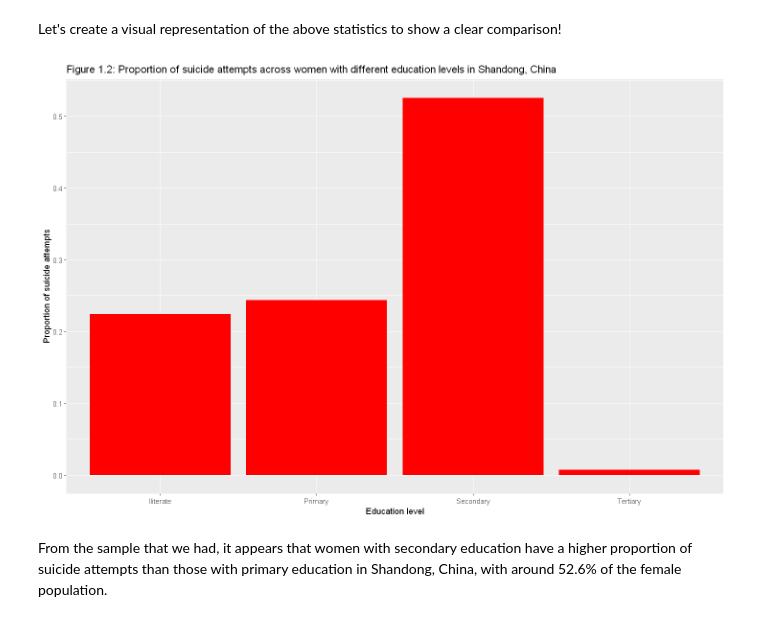
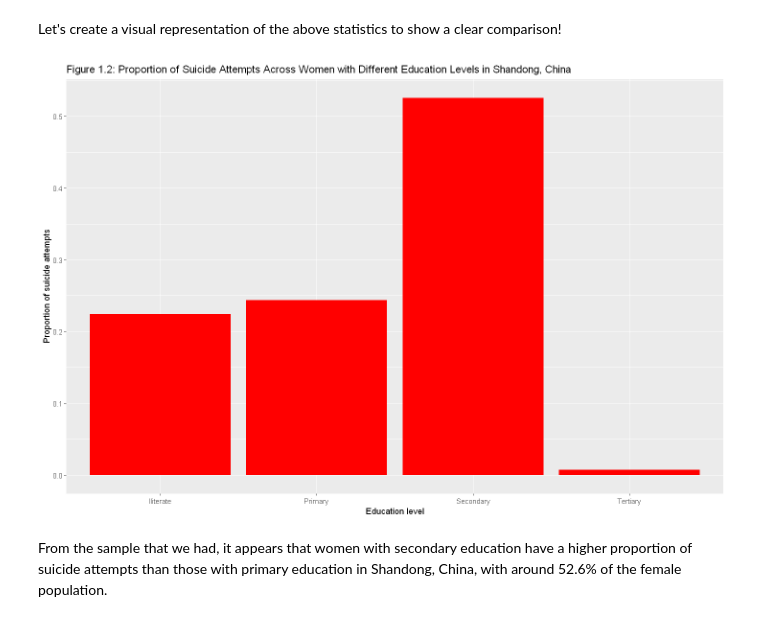
Before and after one commit to msamanthaf/stat201-inference, a Jupyter notebook: Proposal_Group4.ipynb, the cells around one changed output. Cells and saved outputs as stored; diff of their text form; code cells hidden in the pictures.

```diff
--- a/Proposal_Group4.ipynb
+++ b/Proposal_Group4.ipynb
@@ -76,4 +85,8 @@ missing <- filter(suicide_data, Education == "unknown") |>
 The tibble above shows that 80 rows are found to be having missing values of education.
 # %% [markdown]
 Let's select the columns we need and then make sure that we filter out any missing values contained in our data
+# %%
+filtered_data <- suicide_data |>
+                 select(Sex, Education) |>
+                 filter(Education != "unknown")
 # %% [markdown]
@@ -173,20 +186,17 @@ prop_table <- filtered_data |>
 # %% [markdown]
 Let's create a visual representation of the above statistics to show a clear comparison!
 # %%
-prop_values <- data.frame(
-  prop = c("Iliterate", "Primary", "Secondary", "Tertiary"),
-  value = c(prop_table$prop_iliterate, prop_table$prop_primary, prop_table$prop_secondary, prop_table$prop_tertiary)
-)
+prop_values <- data.frame(prop = c("Iliterate", "Primary", "Secondary", "Tertiary"), value = c(prop_table$prop_iliterate, prop_table$prop_primary, prop_table$prop_secondary, prop_table$prop_tertiary))
 
 female_bar_plot <- prop_values |>
 				   ggplot(aes(x = prop, y = value)) +
     			   geom_bar(stat = "identity", fill = "red") +
     		       xlab("Education level") +
 				   ylab("Proportion of suicide attempts") +
-				   ggtitle("Figure 1.2: Proportion of suicide attempts across women with different education levels in Shandong, China")
+				   ggtitle("Figure 1.2: Proportion of Suicide Attempts Across Women with Different Education Levels in Shandong, China")
 female_bar_plot
 # %% [output]
-[figure, old version]
+[figure, new version]
 # %% [markdown]
 From the sample that we had, it appears that women with secondary education have a higher proportion of suicide attempts than those with primary education in Shandong, China, with around 52.6% of the female population.
 # %% [markdown]
```
Also changed, not shown: parts of 5 cells of this notebook.
